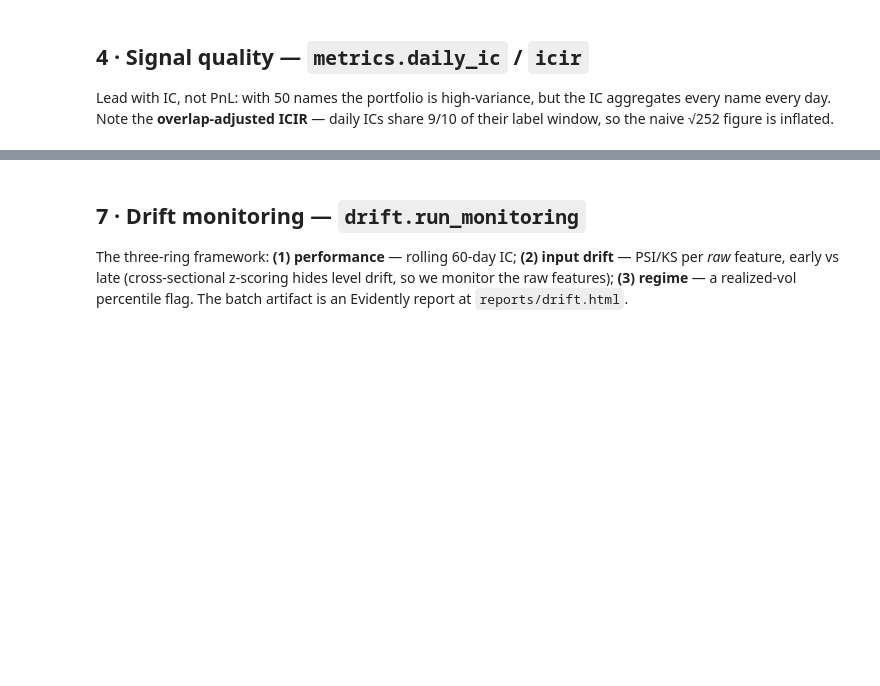
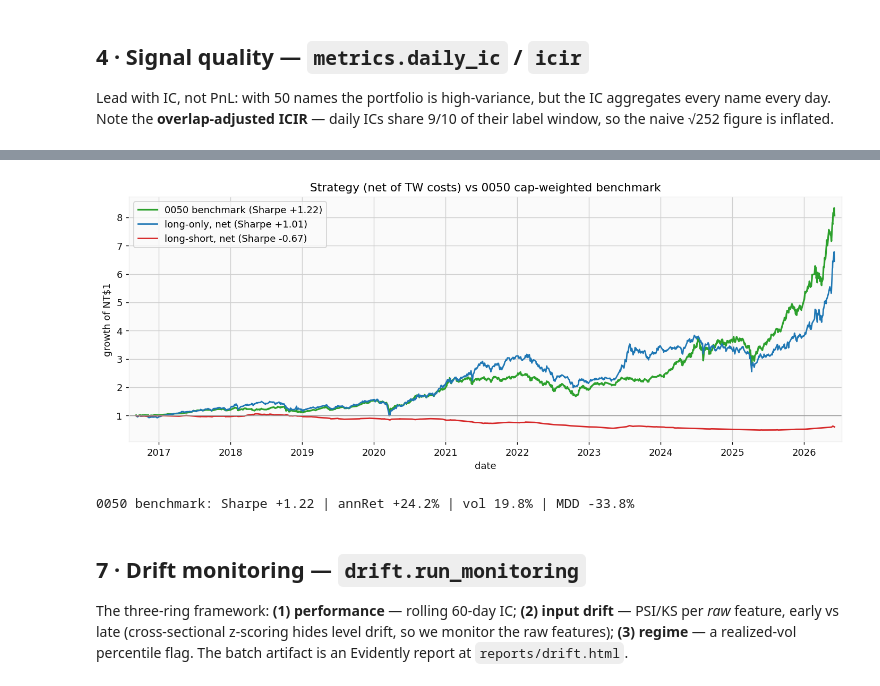
Before and after one commit to EricLin0123/quant-demo, a Jupyter notebook: run_pipeline.ipynb, the cells around one changed output, grey strips where cells are left out. Cells and saved outputs as stored; diff of their text form; code cells hidden in the pictures; blank space fills up the shorter version.

```diff
--- a/run_pipeline.ipynb
+++ b/run_pipeline.ipynb
@@ -198,3 +204,29 @@ display(Image(str(engine.plot_equity(
+# %%
+# Benchmark: 0050.TW cap-weighted top-50 ETF (buy & hold), same OOS window.
+bench = engine.equity_stats(engine.benchmark_returns(), window=res_ls["net_ret"].index)
+fig_dir = config.REPORTS_DIR
+
+import matplotlib
+matplotlib.use("Agg")
+import matplotlib.pyplot as plt
+fig, ax = plt.subplots(figsize=(11, 4.5))
+ax.plot(bench["curve"].index, bench["curve"].values, color="C2", lw=1.8,
+        label=f"0050 benchmark (Sharpe {bench['sharpe']:+.2f})")
+ax.plot(res_lo["net_curve"].index, res_lo["net_curve"].values, color="C0", lw=1.5,
+        label=f"long-only, net (Sharpe {res_lo['sharpe_net']:+.2f})")
+ax.plot(res_ls["net_curve"].index, res_ls["net_curve"].values, color="C3", lw=1.5,
+        label=f"long-short, net (Sharpe {res_ls['sharpe_net']:+.2f})")
+ax.axhline(1.0, color="0.6", lw=0.8)
+ax.set_title("Strategy (net of TW costs) vs 0050 cap-weighted benchmark")
+ax.set_ylabel("growth of NT$1"); ax.set_xlabel("date"); ax.legend(loc="upper left"); ax.margins(x=0.01)
+fig.tight_layout(); fig.savefig(fig_dir / "equity_vs_benchmark.png", dpi=130, bbox_inches="tight")
+plt.close(fig)
+display(Image(str(fig_dir / "equity_vs_benchmark.png")))
+print(f"0050 benchmark: Sharpe {bench['sharpe']:+.2f} | annRet {bench['ann_return']:+.1%} "
+      f"| vol {bench['ann_vol']:.1%} | MDD {bench['mdd']:+.1%}")
+# %% [output]
+[figure, added]
+0050 benchmark: Sharpe +1.22 | annRet +24.2% | vol 19.8% | MDD -33.8%
 # %% [markdown]
 ## 7 · Drift monitoring — `drift.run_monitoring`
 
```
Also changed, not shown: parts of 12 cells of this notebook, 6 other files.
